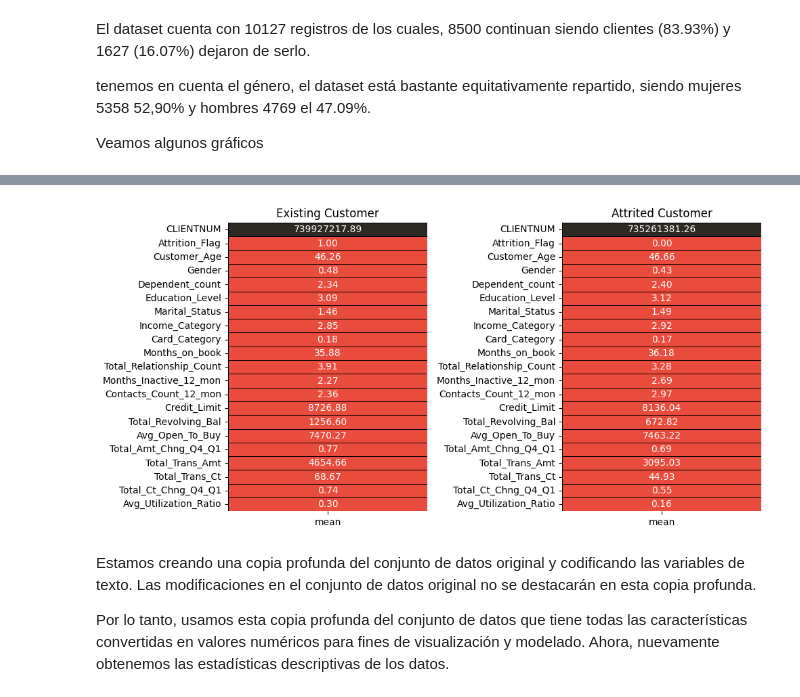
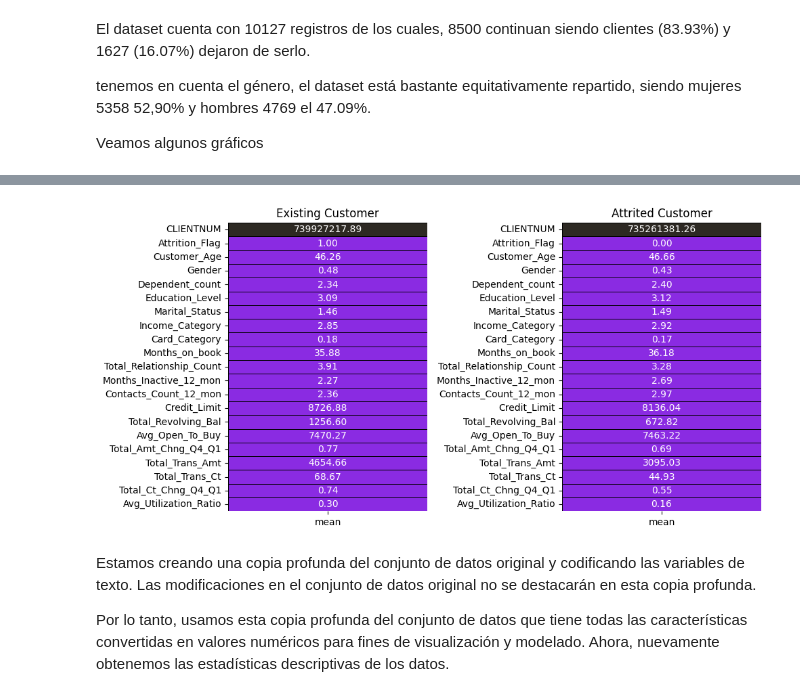
Before and after one commit to SANTONLA/05-EJERCICIOS-PELICULAS, a Jupyter notebook: trabajo_final_modelo.ipynb, the cells around one changed output, grey strips where cells are left out. Drawn from its saved outputs; the diff is of its cells as text; code cells hidden in the pictures.

```diff
--- a/trabajo_final_modelo.ipynb
+++ b/trabajo_final_modelo.ipynb
@@ -285,28 +285,29 @@ Education_Level:
 # %%
 #Realizamos una gráfica para ver los promedios de las variables segun si abandono o no el servicio
 import matplotlib.pyplot as plt
 import seaborn as sns
 
 # Filtrar los datos correctamente
 churn = df_copy[df_copy['Attrition_Flag'] == 1].describe().T
 not_churn = df_copy[df_copy['Attrition_Flag'] == 0].describe().T
 
-colors = ['#E94B3C', '#2D2923']
+# Cambiar el color rojo a morado
+colors = ['#8A2BE2', '#2D2923']
 
 fig, ax = plt.subplots(nrows=1, ncols=2, figsize=(10, 5))
 
 # Gráfico para clientes que abandonaron el servicio
 sns.heatmap(churn[['mean']], annot=True, cmap=colors, linewidths=0.4, linecolor='black', cbar=False, fmt='.2f', ax=ax[0])
 ax[0].set_title('Existing Customer')
 
 # Gráfico para clientes que no abandonaron el servicio
 sns.heatmap(not_churn[['mean']], annot=True, cmap=colors, linewidths=0.4, linecolor='black', cbar=False, fmt='.2f', ax=ax[1])
 ax[1].set_title('Attrited Customer')
 
 plt.tight_layout(pad=1.0)
 plt.show()
 # %% [output]
-[figure, old version]
+[figure, new version]
 # %% [markdown]
 Estamos creando una copia profunda del conjunto de datos original y codificando las variables de texto. Las modificaciones en el conjunto de datos original no se destacarán en esta copia profunda.
 
```
Also changed, not shown: parts of 29 cells of this notebook.
